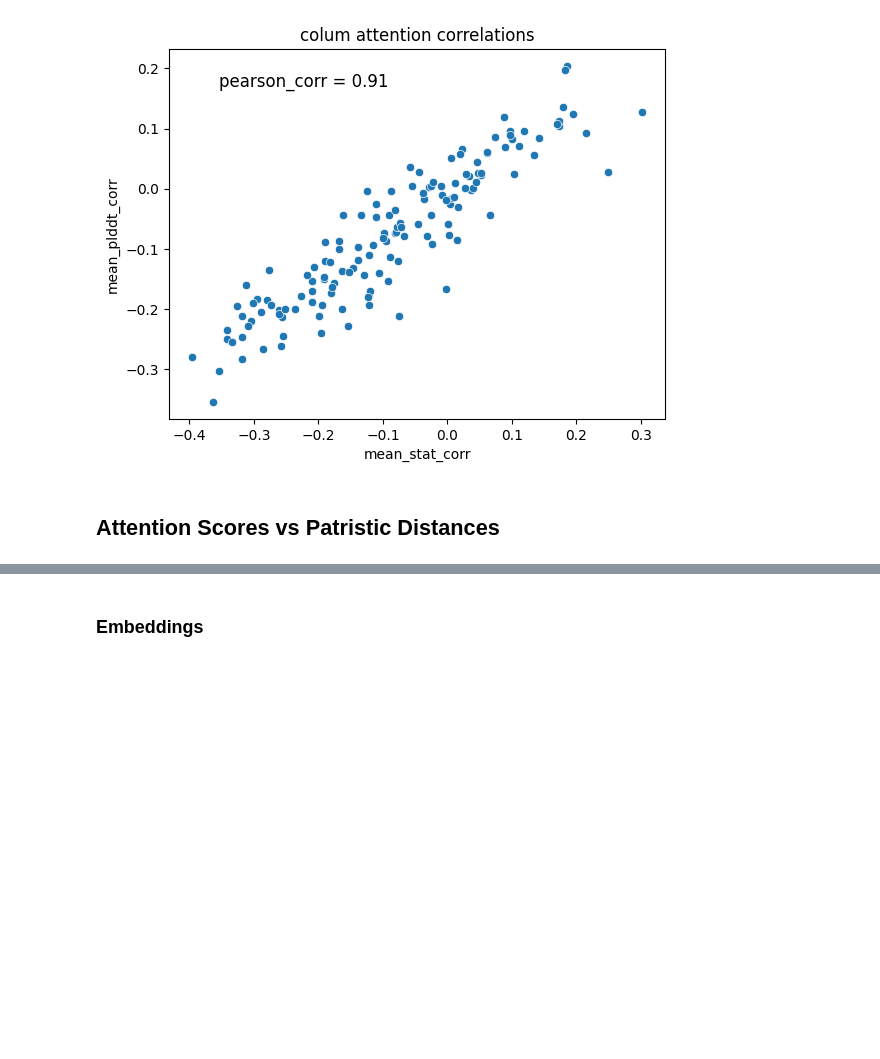
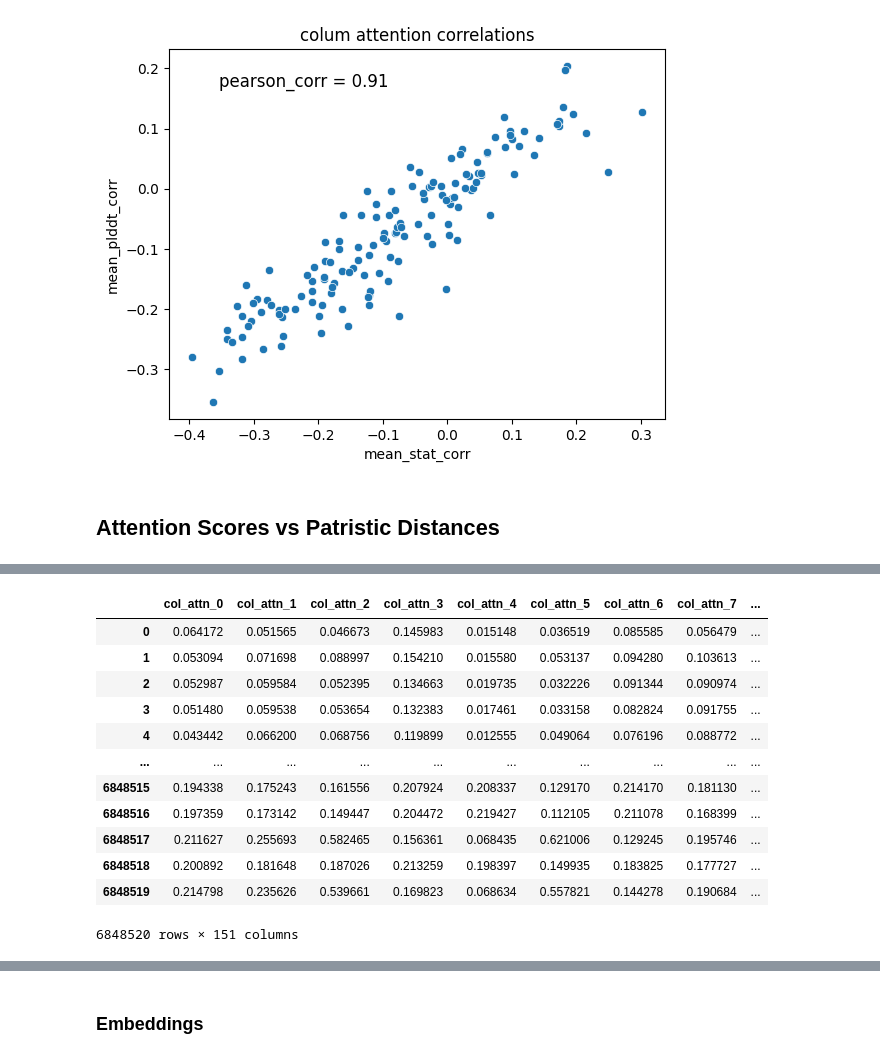
Before and after one commit to anamaysamant/MSA-phylogeny-generation, a Jupyter notebook: PFAM_explorer.ipynb, the cells around one changed output, grey strips where cells are left out. Saved outputs shown, nothing was run; the diff lists cells and outputs as text; code cells hidden in the pictures; blank space fills up the shorter version.

```diff
--- a/PFAM_explorer.ipynb
+++ b/PFAM_explorer.ipynb
@@ -449,0 +750,16 @@ train_df
+# %%
+all_families_train_df
+# %% [output]
+|  | col_attn_0 | col_attn_1 | col_attn_2 | col_attn_3 | col_attn_4 | col_attn_5 | col_attn_6 | col_attn_7 | ... |
+| 0 | 0.064172 | 0.051565 | 0.046673 | 0.145983 | 0.015148 | 0.036519 | 0.085585 | 0.056479 | ... |
+| 1 | 0.053094 | 0.071698 | 0.088997 | 0.154210 | 0.015580 | 0.053137 | 0.094280 | 0.103613 | ... |
+| 2 | 0.052987 | 0.059584 | 0.052395 | 0.134663 | 0.019735 | 0.032226 | 0.091344 | 0.090974 | ... |
+| 3 | 0.051480 | 0.059538 | 0.053654 | 0.132383 | 0.017461 | 0.033158 | 0.082824 | 0.091755 | ... |
+| 4 | 0.043442 | 0.066200 | 0.068756 | 0.119899 | 0.012555 | 0.049064 | 0.076196 | 0.088772 | ... |
+| ... | ... | ... | ... | ... | ... | ... | ... | ... | ... |
+| 6848515 | 0.194338 | 0.175243 | 0.161556 | 0.207924 | 0.208337 | 0.129170 | 0.214170 | 0.181130 | ... |
+| 6848516 | 0.197359 | 0.173142 | 0.149447 | 0.204472 | 0.219427 | 0.112105 | 0.211078 | 0.168399 | ... |
+| 6848517 | 0.211627 | 0.255693 | 0.582465 | 0.156361 | 0.068435 | 0.621006 | 0.129245 | 0.195746 | ... |
+| 6848518 | 0.200892 | 0.181648 | 0.187026 | 0.213259 | 0.198397 | 0.149935 | 0.183825 | 0.177727 | ... |
+| 6848519 | 0.214798 | 0.235626 | 0.539661 | 0.169823 | 0.068634 | 0.557821 | 0.144278 | 0.190684 | ... |
+6848520 rows × 151 columns
```
Also changed, not shown: parts of 24 cells of this notebook, 9 other files.
